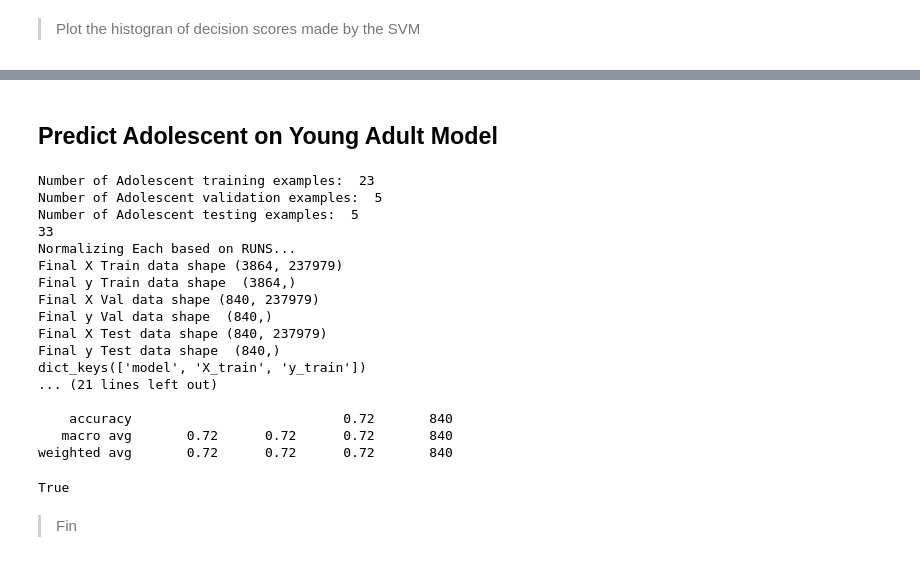
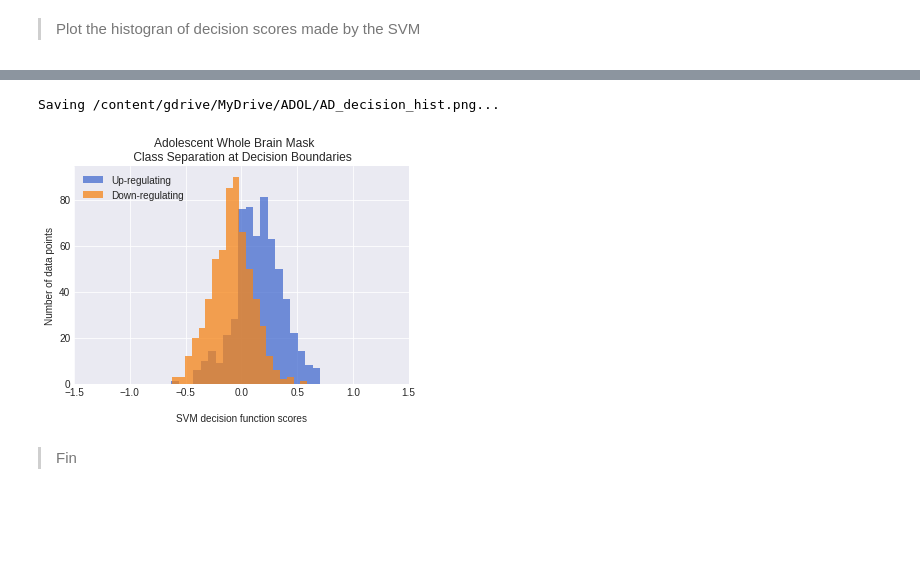
Before and after one commit to staceybeck/teambrainiac, a Jupyter notebook: source/group_svm/Adolescent_Group_SVM.ipynb, the cells around one changed output, grey strips where cells are left out. Drawn from its saved outputs; the diff is of its cells as text; code cells hidden in the pictures; blank space fills up the shorter version.

```diff
--- a/source/group_svm/Adolescent_Group_SVM.ipynb
+++ b/source/group_svm/Adolescent_Group_SVM.ipynb
@@ -457,54 +421,18 @@ plt.show()
-# %% [markdown]
-## Predict Adolescent on Young Adult Model
-# %%
-# get train, test val data
-train_ids = ad[:23]
-val_ids = ad[23:28]
-test_ids = ad[28:34]
-
-group_sub_ids = (train_ids, val_ids, test_ids)
-runs_train = [1,2] # grabs the second run
-runs_val = [1,2]
-runs_test = [1,2] #2 # grabds the third run
-norm = "RUNS" # "RUNS" Normalizes per run; "SUBJECT" Normalized all runs for a given subject; False - no normalization
-mask_type = 'whole_brain'
-model_type = "YA_YA_pscz"
-data_type = "Adolescent_YA"
-runs_id = [i+1 for i in runs_train]
-
-print("Number of Adolescent training examples: ", len(train_ids))
-print("Number of Adolescent validation examples: ", len(val_ids))
-print("Number of Adolescent testing examples: ", len(test_ids))
-print(len(ad))
-
-# Get the Data normalized and concatenated
-X, y, X_v, y_v, X_t, y_t = transform_data(data, group_sub_ids, runs_train, runs_val, runs_test, norm)
-
-# Load YA model and predict the Adol data
-model_dict = access_load_data(f"models/group/{model_type}_{runs_id}_{mask_type}_X_y_model.pkl", False)
-print(model_dict.keys())
-clf = model_dict['model'][0]
-
-# Analyze results
-metrics(clf, X_v, y_v, X_t, y_t, data_type, runs_id, mask_type)
-# %% [output]
-Number of Adolescent training examples:  23
-Number of Adolescent validation examples:  5
-Number of Adolescent testing examples:  5
-33
-Normalizing Each based on RUNS...
-Final X Train data shape (3864, 237979)
-Final y Train data shape  (3864,)
-Final X Val data shape (840, 237979)
-Final y Val data shape  (840,)
-Final X Test data shape (840, 237979)
-Final y Test data shape  (840,)
-dict_keys(['model', 'X_train', 'y_train'])
-... (21 lines left out)
-
-    accuracy                           0.72       840
-   macro avg       0.72      0.72      0.72       840
-weighted avg       0.72      0.72      0.72       840
-True
+# %%
+y_decision_score = metric_data['test_dfunc'][0] # Decision Scores
+y_t = metric_data['y_t'][0]                     # True Labels
+y_ng_dscore = y_decision_score[y_t == 0]        # Decision Scores filtered by label 0
+y_ps_dscore = y_decision_score[y_t == 1]        # Decision Scores filtered by label 1
+
+
+savefile = '/content/gdrive/MyDrive/ADOL/AD_decision_hist.png'
+if_save = True
+group = "Adolescent"
+suptitle = f"{group} Whole Brain Mask \n\n"
+
+plot_hist_decision(y_ng_dscore, y_ps_dscore, suptitle, savefile, if_save)
+# %% [output]
+Saving /content/gdrive/MyDrive/ADOL/AD_decision_hist.png...
+[figure, added]
 # %% [markdown]
 > Fin
```
Also changed, not shown: parts of 11 cells of this notebook.
